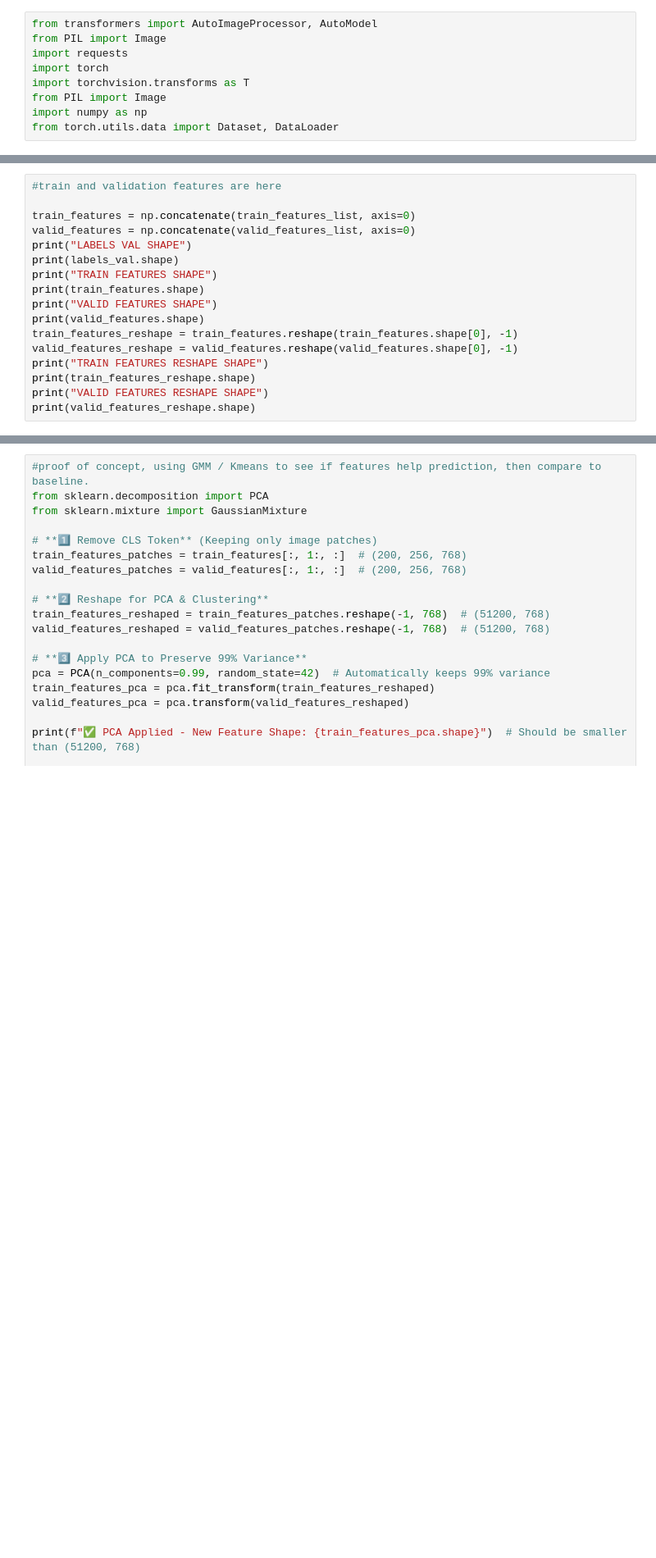
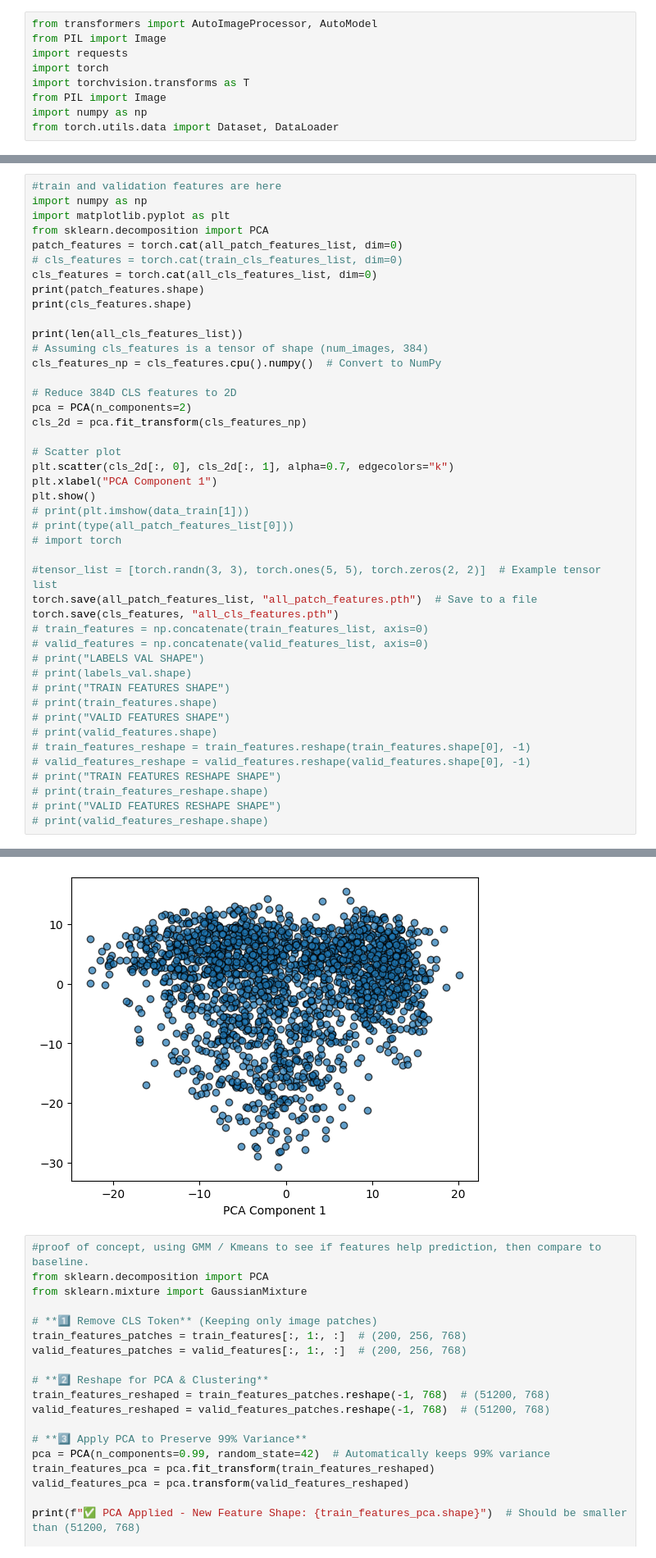
Before and after one commit to newmanc1/radium_challenge, a Jupyter notebook: Newman_feature_extraction_v1_Raidium_Challenge_Data_2025_Exemple_Data_Handling.ipynb, the cells around one changed output, grey strips where cells are left out. Shown: that part at 82% size. Cells and saved outputs as stored; diff of their text form; blank space fills up the shorter version.

```diff
--- a/Newman_feature_extraction_v1_Raidium_Challenge_Data_2025_Exemple_Data_Handling.ipynb
+++ b/Newman_feature_extraction_v1_Raidium_Challenge_Data_2025_Exemple_Data_Handling.ipynb
@@ -432,18 +472,45 @@ def dino_loss(student_output, teacher_output, temperature=0.5):
 # %%
 #train and validation features are here
+import numpy as np
+import matplotlib.pyplot as plt
+from sklearn.decomposition import PCA
+patch_features = torch.cat(all_patch_features_list, dim=0)
+# cls_features = torch.cat(train_cls_features_list, dim=0)
+cls_features = torch.cat(all_cls_features_list, dim=0)
+print(patch_features.shape)
+print(cls_features.shape)
 
-train_features = np.concatenate(train_features_list, axis=0)
-valid_features = np.concatenate(valid_features_list, axis=0)
-print("LABELS VAL SHAPE")
-print(labels_val.shape)
-print("TRAIN FEATURES SHAPE")
-print(train_features.shape)
-print("VALID FEATURES SHAPE")
-print(valid_features.shape)
-train_features_reshape = train_features.reshape(train_features.shape[0], -1)
-valid_features_reshape = valid_features.reshape(valid_features.shape[0], -1)
-print("TRAIN FEATURES RESHAPE SHAPE")
-print(train_features_reshape.shape)
-print("VALID FEATURES RESHAPE SHAPE")
-print(valid_features_reshape.shape)
+print(len(all_cls_features_list))
+# Assuming cls_features is a tensor of shape (num_images, 384)
+cls_features_np = cls_features.cpu().numpy()  # Convert to NumPy
+
+# Reduce 384D CLS features to 2D
+pca = PCA(n_components=2)
+cls_2d = pca.fit_transform(cls_features_np)
+
+# Scatter plot
+plt.scatter(cls_2d[:, 0], cls_2d[:, 1], alpha=0.7, edgecolors="k")
+plt.xlabel("PCA Component 1")
+plt.show()
+# print(plt.imshow(data_train[1]))
+# print(type(all_patch_features_list[0]))
+# import torch
+
+#tensor_list = [torch.randn(3, 3), torch.ones(5, 5), torch.zeros(2, 2)]  # Example tensor list
+torch.save(all_patch_features_list, "all_patch_features.pth")  # Save to a file
+torch.save(cls_features, "all_cls_features.pth")
+# train_features = np.concatenate(train_features_list, axis=0)
+# valid_features = np.concatenate(valid_features_list, axis=0)
+# print("LABELS VAL SHAPE")
+# print(labels_val.shape)
+# print("TRAIN FEATURES SHAPE")
+# print(train_features.shape)
+# print("VALID FEATURES SHAPE")
+# print(valid_features.shape)
+# train_features_reshape = train_features.reshape(train_features.shape[0], -1)
+# valid_features_reshape = valid_features.reshape(valid_features.shape[0], -1)
+# print("TRAIN FEATURES RESHAPE SHAPE")
+# print(train_features_reshape.shape)
+# print("VALID FEATURES RESHAPE SHAPE")
+# print(valid_features_reshape.shape)
 # %% [output]
@@ -460,3 +520,4 @@ VALID FEATURES RESHAPE SHAPE
+[figure, added]
 # %%
 #proof of concept, using GMM / Kmeans to see if features help prediction, then compare to baseline.
 from sklearn.decomposition import PCA
```
Also changed, not shown: parts of 6 cells of this notebook.
